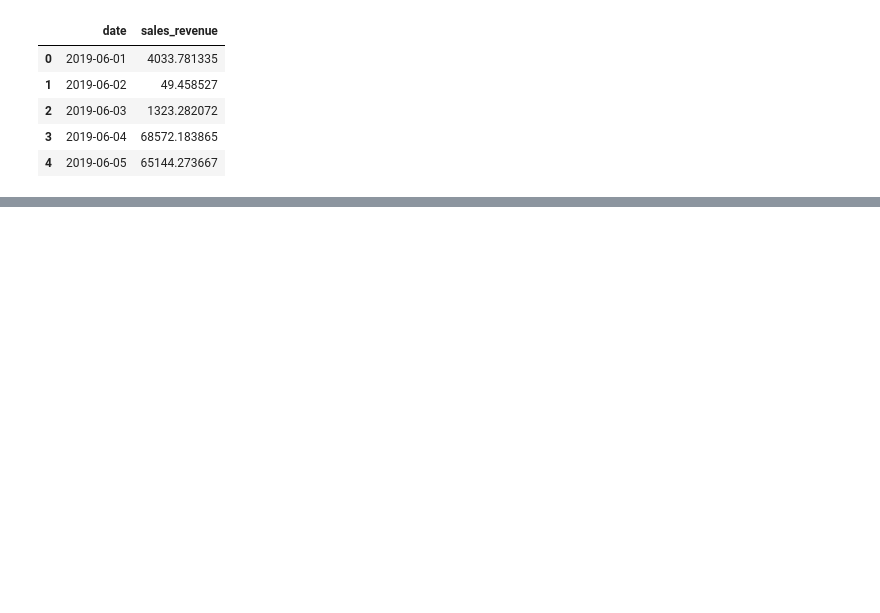
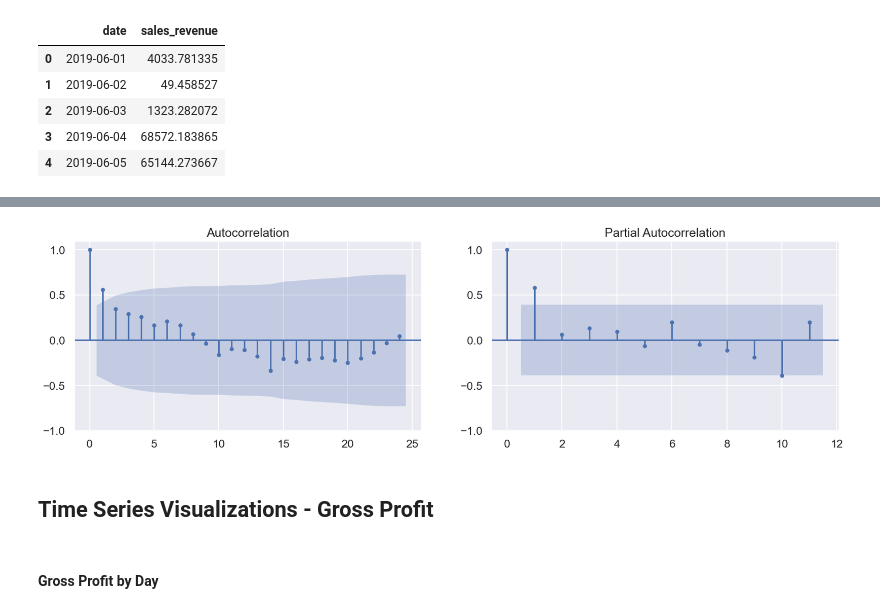
Before and after one commit to Jaghs/Demand-Prediciton, a Jupyter notebook: src/stationarity_and_timeseries_decomposition.ipynb, the cells around one changed output, grey strips where cells are left out. Drawn from its saved outputs; the diff is of its cells as text; code cells hidden in the pictures; blank space fills up the shorter version.

```diff
--- a/src/stationarity_and_timeseries_decomposition.ipynb
+++ b/src/stationarity_and_timeseries_decomposition.ipynb
@@ -302,0 +373,2 @@ lag_timeseries.head()
+# %%
+timeseries_df = resample_series(cleaned_df, 'month', 'revenue')
@@ -302,0 +384,3 @@ lag_timeseries.head()
+# %%
+# use add_lagged_features function with 7 as the number of lags since we are woring with daily data:
+lag_timeseries_month = add_lagged_features(timeseries_df, 7)
@@ -302,0 +397,20 @@ lag_timeseries.head()
+# %%
+# plot auto and partial correlation (have to change lags to 24 since looking over 1 year:
+fig, ax = plt.subplots(1,2,figsize=(20,5))
+
+plot_acf(lag_timeseries_month['sales_revenue'], lags=24, ax=ax[0])
+plot_pacf(lag_timeseries_month['sales_revenue'], lags=11, ax=ax[1])
+
+# increase the upper limit of the y-axis on the left plot by 10%
+ax[0].set_ylim(ax[0].get_ylim()[0], ax[0].get_ylim()[1]+0.1*abs(ax[0].get_ylim()[1]))
+
+# increase the upper limit of the y-axis on the right plot by 10%
+ax[1].set_ylim(ax[1].get_ylim()[0], ax[1].get_ylim()[1]+0.1*abs(ax[1].get_ylim()[1]))
+
+plt.show()
+# %% [output]
+[figure, added]
+# %% [markdown]
+## Time Series Visualizations - Gross Profit
+# %% [markdown]
+#### Gross Profit by Day
```
Also changed, not shown: parts of 75 cells of this notebook.
